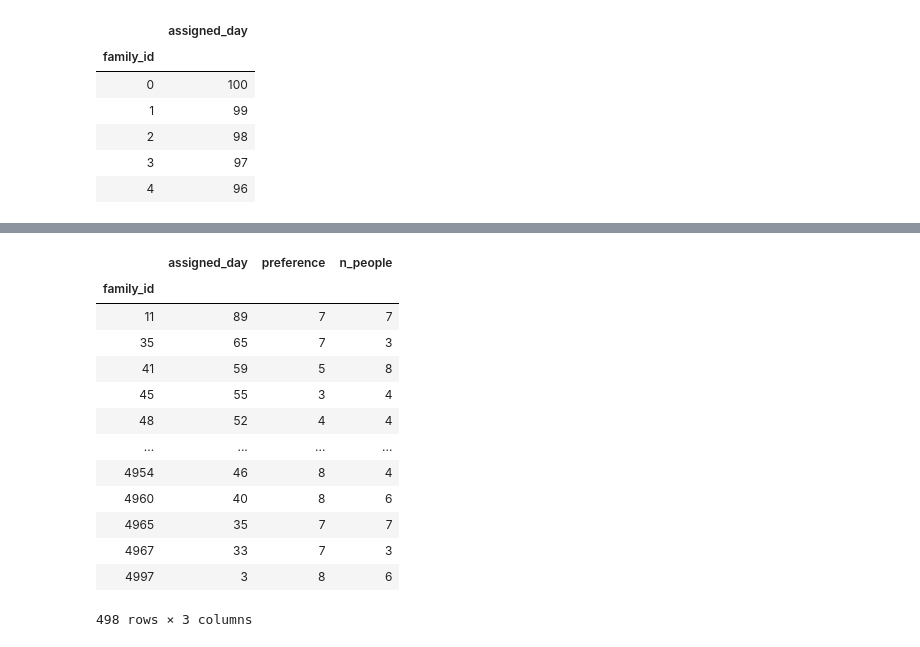
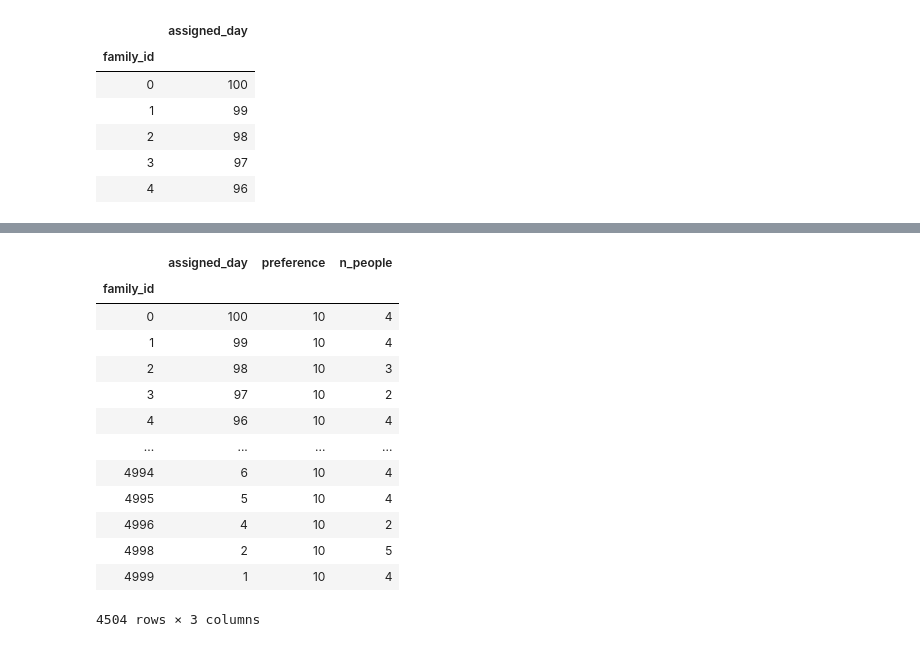
Before and after one commit to tdrumhel1/santa, a Jupyter notebook: v3-santa.ipynb, the cells around one changed output, grey strips where cells are left out. Drawn from its saved outputs; the diff is of its cells as text; code cells hidden in the pictures.

```diff
--- a/v3-santa.ipynb
+++ b/v3-santa.ipynb
@@ -100,20 +111,20 @@ submission['n_people'] = data['n_people']
 # %%
-submission[submission['preference'] != 10]
+submission[submission['preference'] == 10]
 # %% [output]
 |  | assigned_day | preference | n_people |
 | family_id |  |  |  |
-| 11 | 89 | 7 | 7 |
-| 35 | 65 | 7 | 3 |
-| 41 | 59 | 5 | 8 |
-| 45 | 55 | 3 | 4 |
-| 48 | 52 | 4 | 4 |
+| 0 | 100 | 10 | 4 |
+| 1 | 99 | 10 | 4 |
+| 2 | 98 | 10 | 3 |
+| 3 | 97 | 10 | 2 |
+| 4 | 96 | 10 | 4 |
 | ... | ... | ... | ... |
-| 4954 | 46 | 8 | 4 |
-| 4960 | 40 | 8 | 6 |
-| 4965 | 35 | 7 | 7 |
-| 4967 | 33 | 7 | 3 |
-| 4997 | 3 | 8 | 6 |
+| 4994 | 6 | 10 | 4 |
+| 4995 | 5 | 10 | 4 |
+| 4996 | 4 | 10 | 2 |
+| 4998 | 2 | 10 | 5 |
+| 4999 | 1 | 10 | 4 |
-498 rows × 3 columns
+4504 rows × 3 columns
 # %%
 # Given cost function for families not getting their desired preferences
 def top_pref_penalty(pref,d):
```
Also changed, not shown: parts of 45 cells of this notebook.
